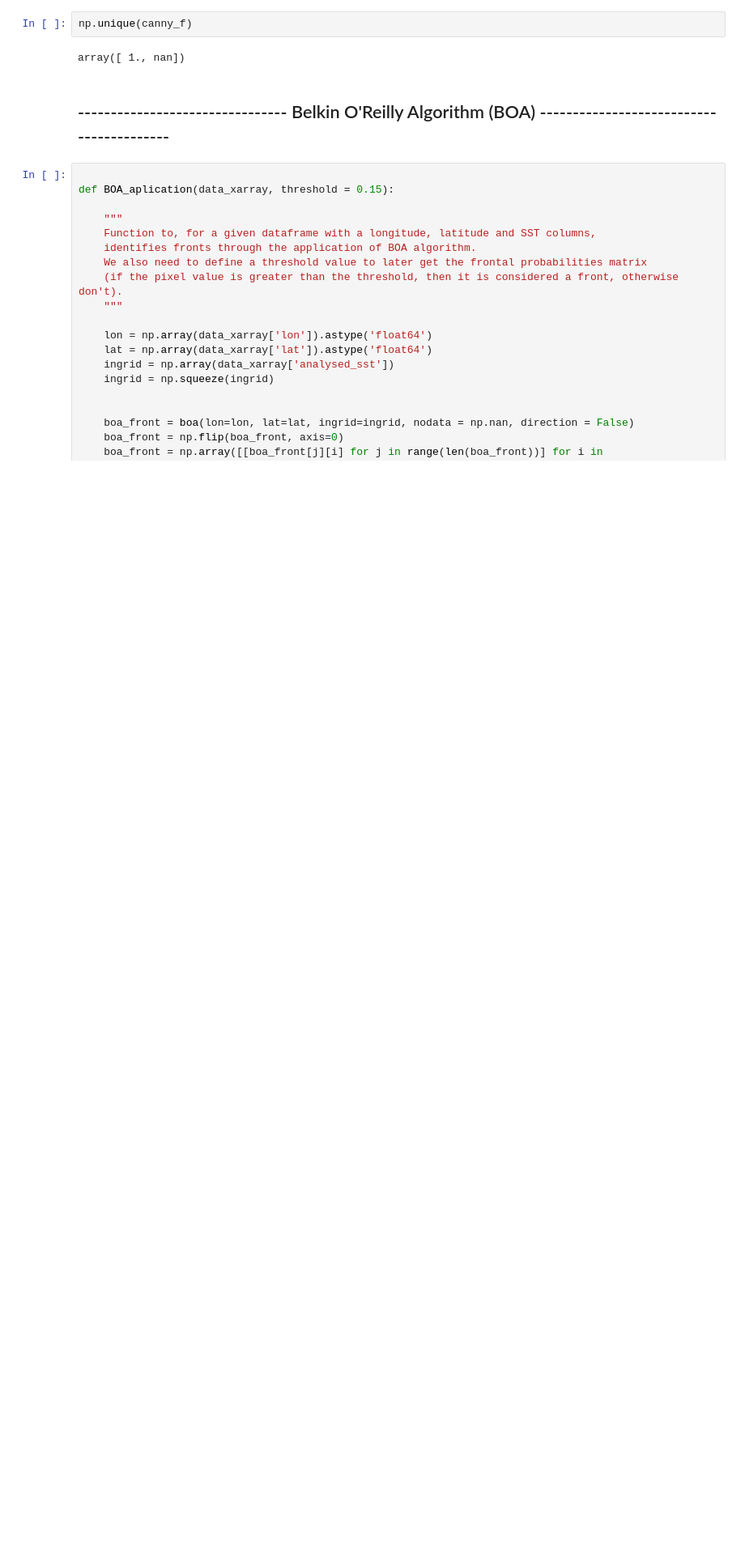
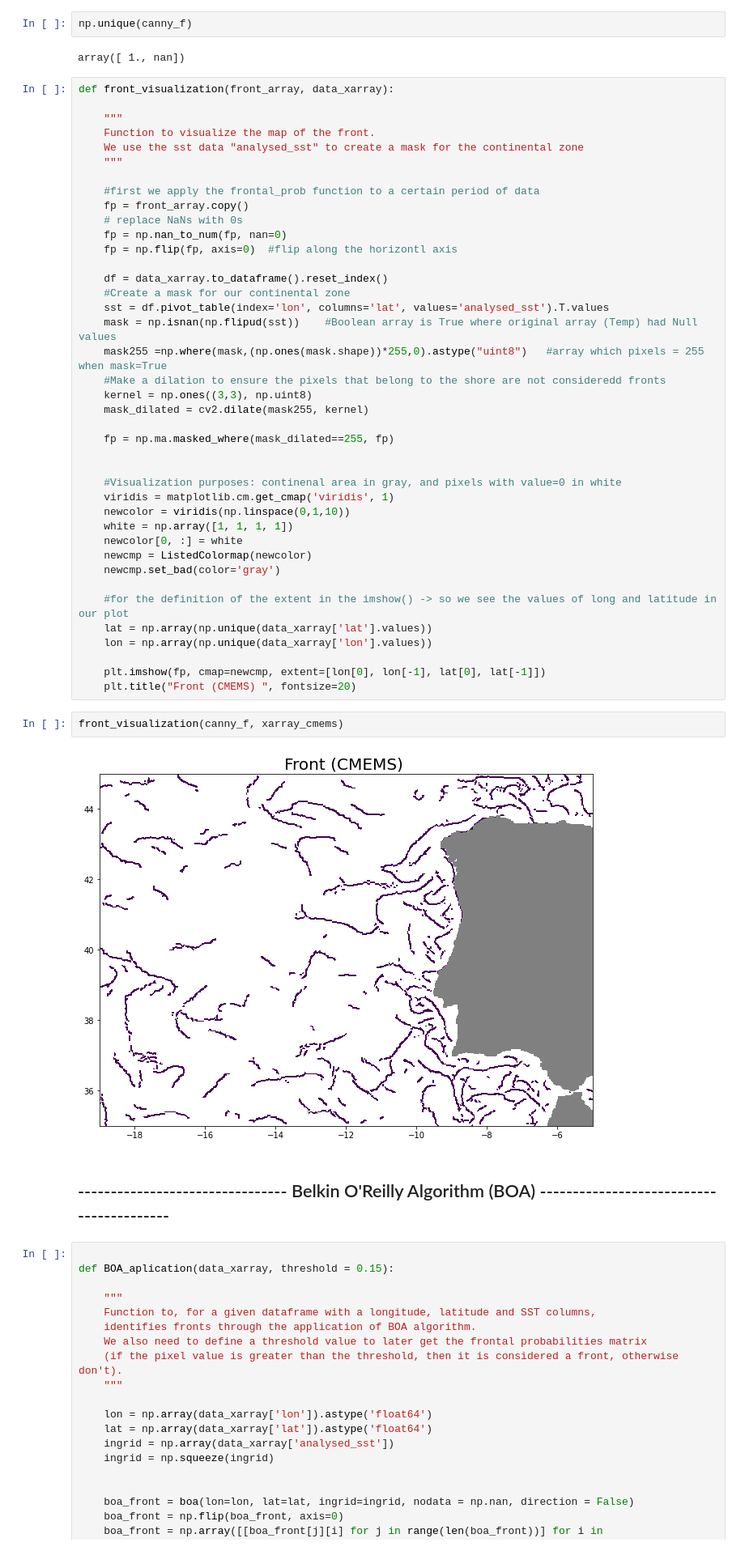
Before and after one commit to CoLAB-ATLANTIC/JUNO, a Jupyter notebook: notebooks/CMEMS_single_day_fronts.ipynb, the cells around one changed output. Shown: that part at 81% size. Drawn from its saved outputs; the diff is of its cells as text; blank space fills up the shorter version.

```diff
--- a/notebooks/CMEMS_single_day_fronts.ipynb
+++ b/notebooks/CMEMS_single_day_fronts.ipynb
@@ -194,6 +206,50 @@ canny_f = canny_front_detection_1day(xarray_cmems)
 np.unique(canny_f)
 # %% [output]
 array([ 1., nan])
+# %%
+def front_visualization(front_array, data_xarray):
+
+    """
+    Function to visualize the map of the front.
+    We use the sst data "analysed_sst" to create a mask for the continental zone
+    """
+
+    #first we apply the frontal_prob function to a certain period of data
+    fp = front_array.copy()
+    # replace NaNs with 0s
+    fp = np.nan_to_num(fp, nan=0)
+    fp = np.flip(fp, axis=0)  #flip along the horizontl axis
+
+    df = data_xarray.to_dataframe().reset_index()
+    #Create a mask for our continental zone
+    sst = df.pivot_table(index='lon', columns='lat', values='analysed_sst').T.values
+    mask = np.isnan(np.flipud(sst))    #Boolean array is True where original array (Temp) had Null values
+    mask255 =np.where(mask,(np.ones(mask.shape))*255,0).astype("uint8")   #array which pixels = 255 when mask=True
+    #Make a dilation to ensure the pixels that belong to the shore are not consideredd fronts
+    kernel = np.ones((3,3), np.uint8)
+    mask_dilated = cv2.dilate(mask255, kernel)
+
+    fp = np.ma.masked_where(mask_dilated==255, fp)
+
+
+    #Visualization purposes: continenal area in gray, and pixels with value=0 in white
+    viridis = matplotlib.cm.get_cmap('viridis', 1)
+    newcolor = viridis(np.linspace(0,1,10))
+    white = np.array([1, 1, 1, 1])
+    newcolor[0, :] = white
+    newcmp = ListedColormap(newcolor)
+    newcmp.set_bad(color='gray')
+
+    #for the definition of the extent in the imshow() -> so we see the values of long and latitude in our plot
+    lat = np.array(np.unique(data_xarray['lat'].values))
+    lon = np.array(np.unique(data_xarray['lon'].values))
+
+    plt.imshow(fp, cmap=newcmp, extent=[lon[0], lon[-1], lat[0], lat[-1]])
+    plt.title("Front (CMEMS) ", fontsize=20)
+# %%
+front_visualization(canny_f, xarray_cmems)
+# %% [output]
+[figure, added]
 # %% [markdown]
 ## -------------------------------- Belkin O'Reilly Algorithm (BOA) -----------------------------------------
 # %%
```
Also changed, not shown: parts of 12 cells of this notebook, 1 other file.
